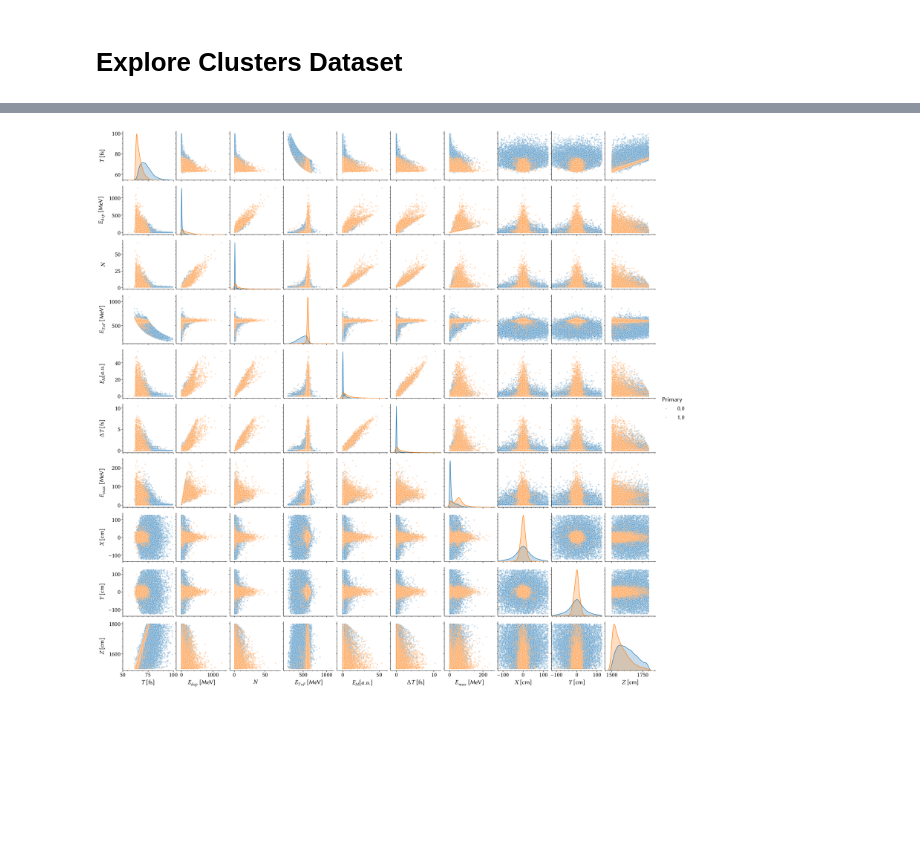
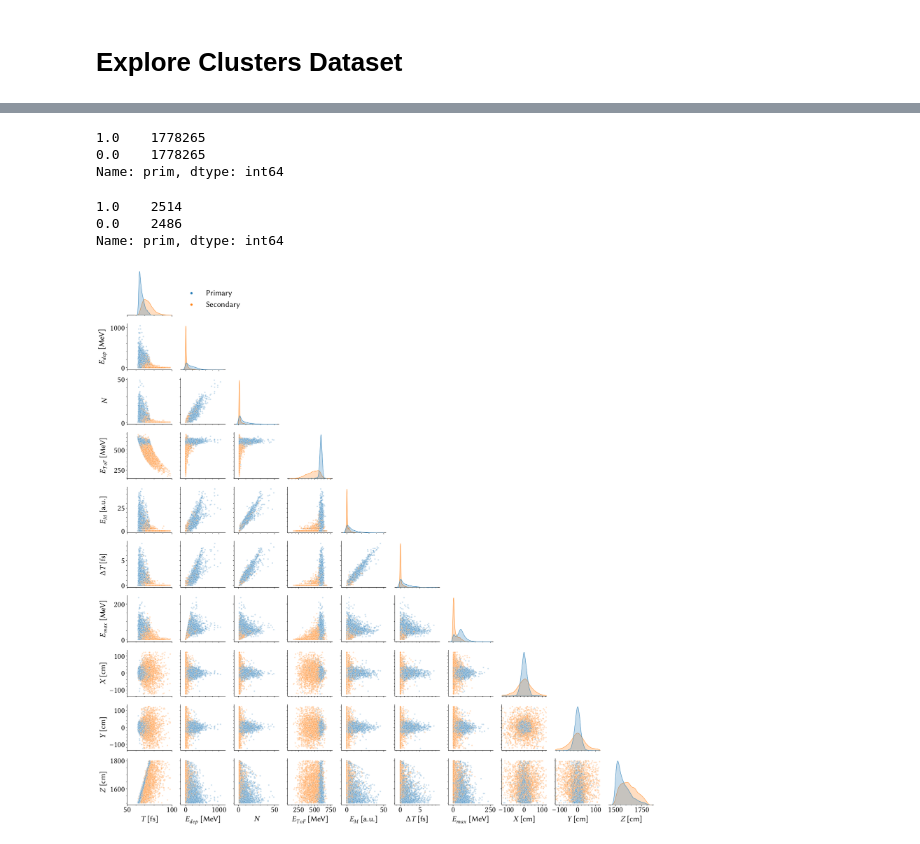
Before and after one commit to janmayer/NeuLAND-reconstruction-ml, a Jupyter notebook: clusterfeature/02-clusters-explore.ipynb, the cells around one changed output, grey strips where cells are left out. Saved outputs shown, nothing was run; the diff lists cells and outputs as text; code cells hidden in the pictures; blank space fills up the shorter version.

Commit message:
Cluster updates and use of automl

```diff
--- a/clusterfeature/02-clusters-explore.ipynb
+++ b/clusterfeature/02-clusters-explore.ipynb
@@ -32,0 +12,9 @@ display(data)
+# %%
+files = [filename_for(15, 30, 600, 500, n, "inclxx", s, "clusterfeature.pkl") for n in [1, 2, 3, 4] for s in range(20)]
+dfs = [pd.read_pickle(file) for file in files]
+data = pd.concat(dfs, ignore_index=True).sample(frac=1, random_state=1337)
+
+data = data[(abs(data["X"]) < 125) & (abs(data["Y"]) < 125) & (data["T"] < 100) & (data["EToF"] < 700)]
+
+print(data["prim"].value_counts())
+display(data)
@@ -33,43 +38,67 @@ display(data)
+# %%
+prim1 = data[data["prim"] == 1]
+prim0 = data[data["prim"] == 0].sample(n=len(prim1.index), random_state=1337)
+balanced_data = pd.concat([prim0, prim1], ignore_index=True).sample(frac=1, random_state=1337)
+
+print(balanced_data["prim"].value_counts())
+# %% [output]
+1.0    1778265
+0.0    1778265
+Name: prim, dtype: int64
+# %%
+mpl.rcParams.update({
+    "font.size": 25,
+})
 # %%
-sample = data[(abs(data["X"]) < 125) & (abs(data["Y"]) < 125) & (data["T"] < 100)].sample(frac=0.1)
+sample = balanced_data.sample(n=5000)
+print(sample["prim"].value_counts())
 
 g = sns.pairplot(
     sample,
     vars=["T", "E", "Size", "EToF", "EnergyMoment", "TSpawn", "MaxEHit", "X", "Y", "Z"],
     hue="prim",
+    hue_order=[1, 0],
     plot_kws={"s": 20, "alpha": 0.25},
+    corner=True,
 )
 
 for ax in g.axes[:, 0]:
-    ax.get_yaxis().set_label_coords(-0.35, 0.5)
+     ax.get_yaxis().set_label_coords(-0.45, 0.5)
 
 g.axes[-1][0].set_xlim(50, 100)
 g.axes[-1][7].set_xlim(-125, 125)
 g.axes[-1][8].set_xlim(-125, 125)
 
 labels = [
     "$T$ [fs]",
     "$E_{dep}$ [MeV]",
     "$N$",
     "$E_{ToF}$ [MeV]",
-    "$E_{M} [a.u.]",
+    "$E_{M}$ [a.u.]",
     "$\Delta T$ [fs]",
     "$E_{max}$ [MeV]",
     "$X$ [cm]",
     "$Y$ [cm]",
     "$Z$ [cm]",
 ]
 
 for i, l in enumerate(labels):
     g.axes[-1][i].set_xlabel(l)
     g.axes[i][0].set_ylabel(l)
 
-g._legend.set_title("Primary")
+g._legend.set_title("")
+g._legend.set_bbox_to_anchor((0.25, 0.92))
+
+for t, l in zip(g._legend.texts, ["Primary", "Secondary"]):
+    t.set_text(l)
 
 fig = g.fig
-fig.savefig(f"results/pairplot_clusterfeature.pdf", bbox_inches="tight")
+#fig.savefig(f"results/pairplot_clusterfeature.pdf", bbox_inches="tight")
 fig.savefig(f"results/pairplot_clusterfeature.png", bbox_inches="tight")
 
 display(fig)
 # %% [output]
+1.0    2514
+0.0    2486
+Name: prim, dtype: int64
-[figure, old version]
+[figure, new version]
```
Also changed, not shown: parts of 3 cells of this notebook, 8 other files.
